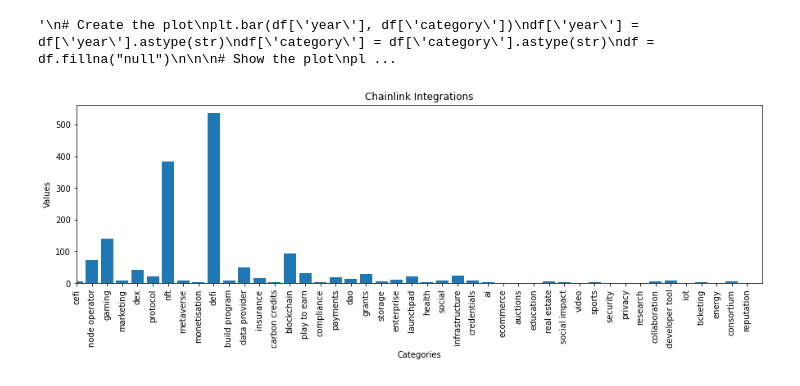
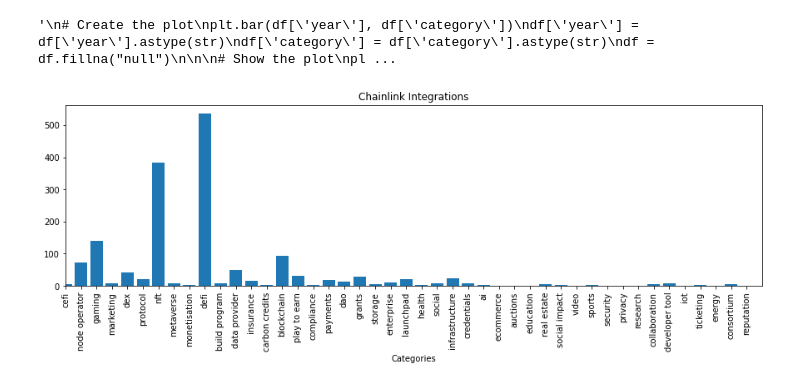
Before and after one commit to huey-nibiru/chainlink-analysis, a Jupyter notebook: link_stats.ipynb, the cells around one changed output. Saved outputs shown, nothing was run; the diff lists cells and outputs as text; code cells hidden in the pictures.

```diff
--- a/link_stats.ipynb
+++ b/link_stats.ipynb
@@ -84,25 +81,24 @@ for c in df["category"]:
 # %%
 # Create the figure and axes objects
 fig, ax = plt.subplots()
 
 # Extract the categories and values
 categories = list(data.keys())
 values = list(data.values())
 
 # Create the plot
 plt.bar(categories, values)
 
 # Set the x-axis limits
 ax.set_xlim(0, len(data))
 
 # Add a title and labels for the x and y axes
 plt.title('Chainlink Integrations')
 plt.xlabel('Categories')
-plt.ylabel('Values')
 
 fig.set_figwidth(15)
 
 # Rotate the x axis labels
 ax.xaxis.set_tick_params(rotation=90)
 # %% [output]
-[figure, old version]
+[figure, new version]
```
Also changed, not shown: parts of 1 cell of this notebook.
